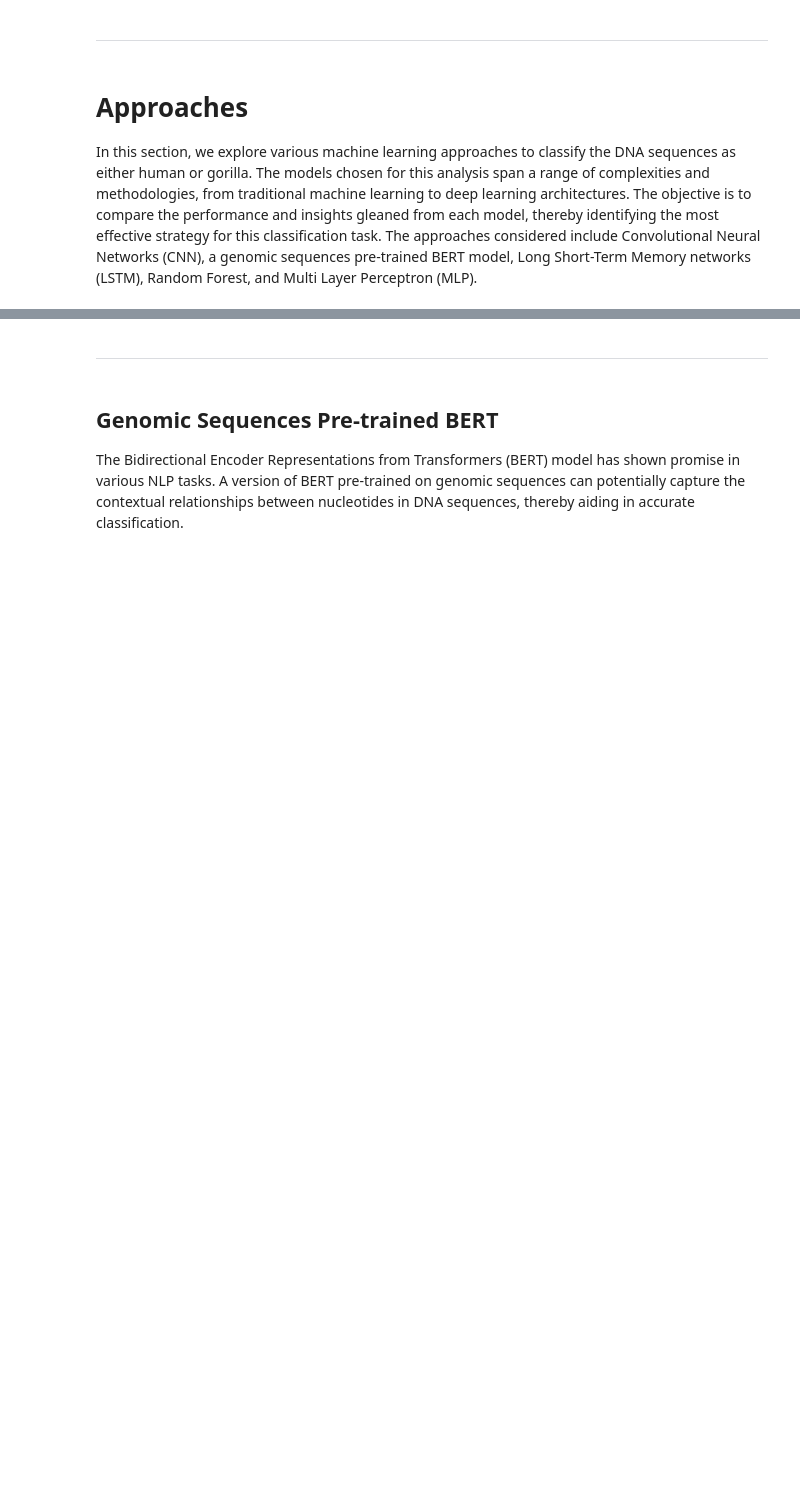
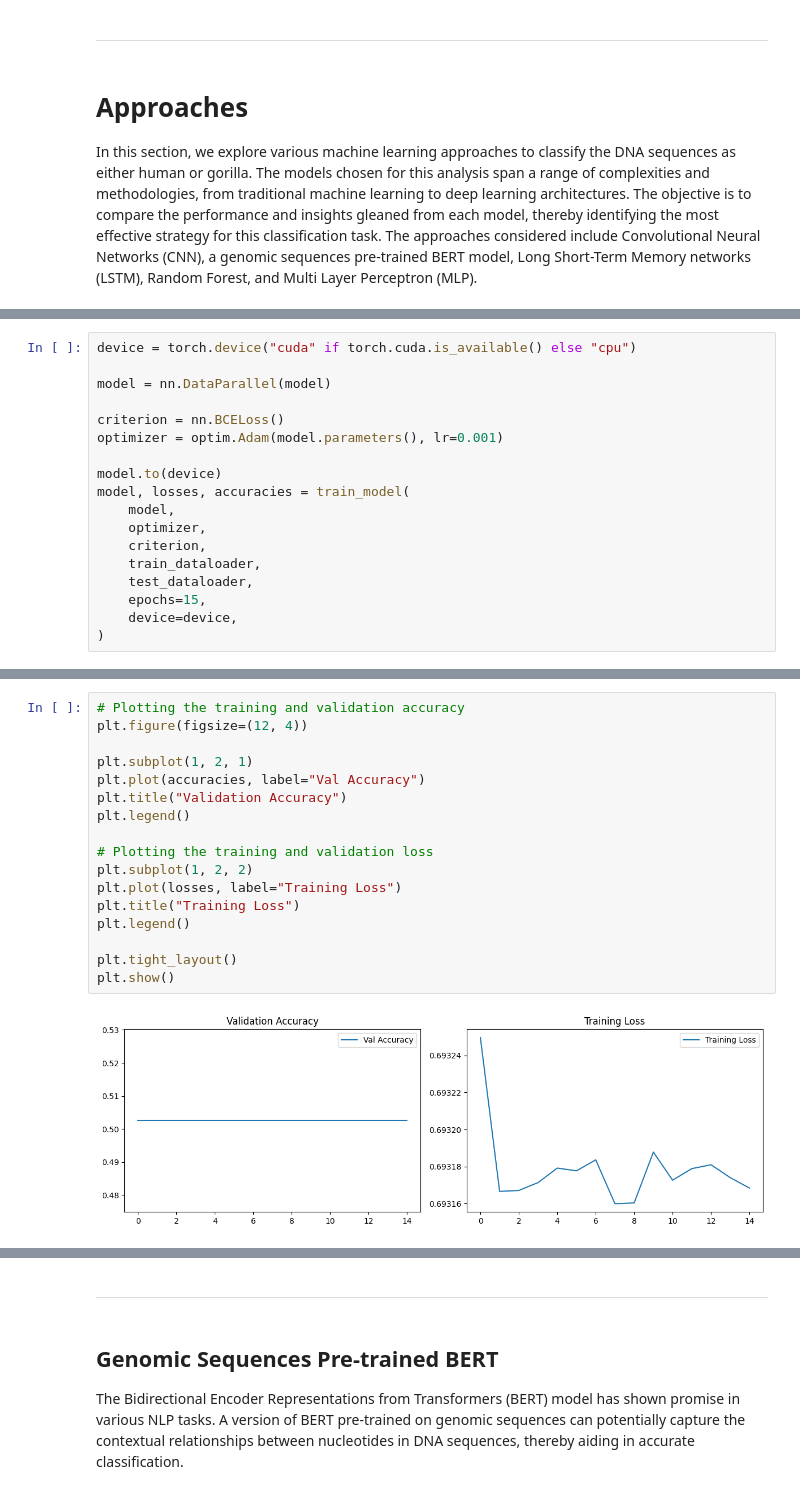
Before and after one commit to rnudb/PROJET-MLBIO, a Jupyter notebook: mlbio.ipynb, the cells around one changed output, grey strips where cells are left out. Saved outputs shown, nothing was run; the diff lists cells and outputs as text; blank space fills up the shorter version.

```diff
--- a/mlbio.ipynb
+++ b/mlbio.ipynb
@@ -112,0 +637,18 @@ Convolutional Neural Networks (CNN) are particularly adept at identifying patter
+# %%
+device = torch.device("cuda" if torch.cuda.is_available() else "cpu")
+
+model = nn.DataParallel(model)
+
+criterion = nn.BCELoss()
+optimizer = optim.Adam(model.parameters(), lr=0.001)
+
+model.to(device)
+model, losses, accuracies = train_model(
+    model,
+    optimizer,
+    criterion,
+    train_dataloader,
+    test_dataloader,
+    epochs=15,
+    device=device,
+)
@@ -112,0 +669,19 @@ Convolutional Neural Networks (CNN) are particularly adept at identifying patter
+# %%
+# Plotting the training and validation accuracy
+plt.figure(figsize=(12, 4))
+
+plt.subplot(1, 2, 1)
+plt.plot(accuracies, label="Val Accuracy")
+plt.title("Validation Accuracy")
+plt.legend()
+
+# Plotting the training and validation loss
+plt.subplot(1, 2, 2)
+plt.plot(losses, label="Training Loss")
+plt.title("Training Loss")
+plt.legend()
+
+plt.tight_layout()
+plt.show()
+# %% [output]
+[figure, added]
```
Also changed, not shown: parts of 105 cells of this notebook.
